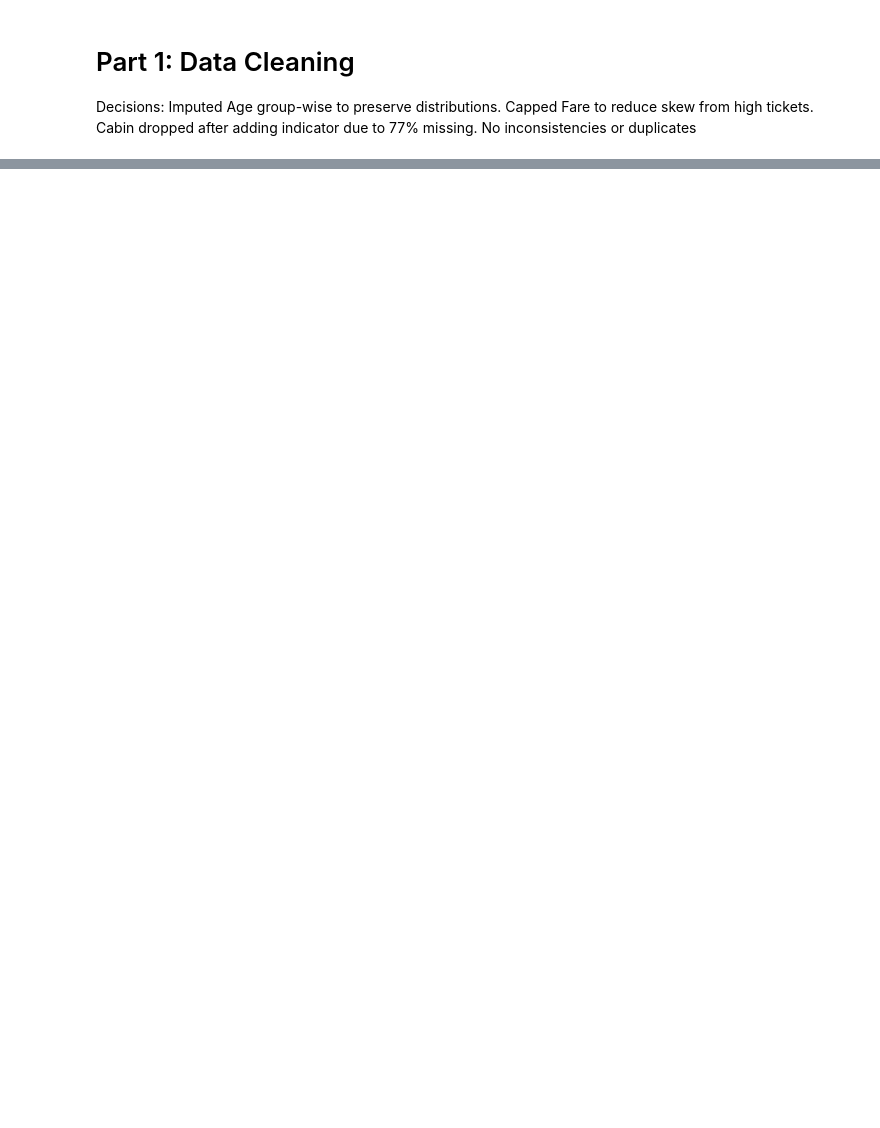
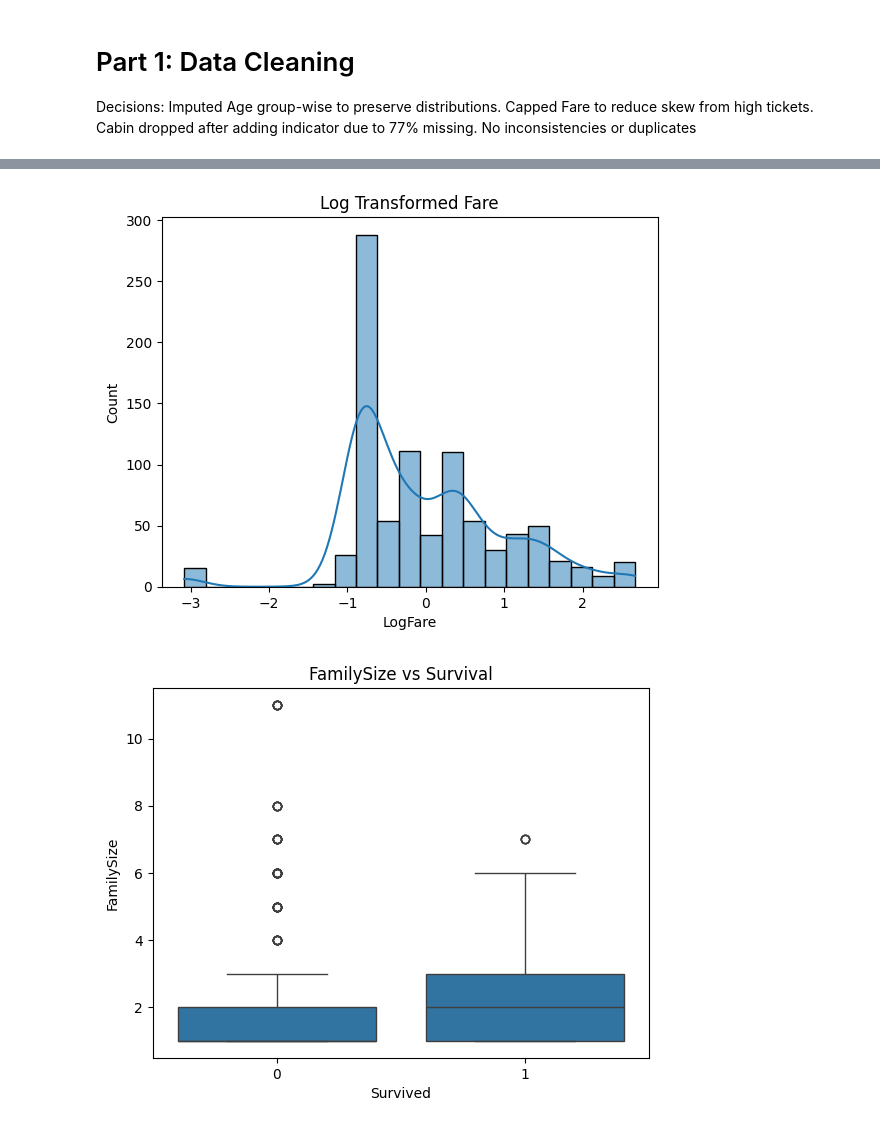
Before and after one commit to marube2005/titanic_assignment, a Jupyter notebook: notebooks/Titanic_Feature_Engineering.ipynb, the cells around one changed output, grey strips where cells are left out. Cells and saved outputs as stored; diff of their text form; code cells hidden in the pictures; blank space fills up the shorter version.

```diff
--- a/notebooks/Titanic_Feature_Engineering.ipynb
+++ b/notebooks/Titanic_Feature_Engineering.ipynb
@@ -70,0 +67,57 @@ See the documentation for a more detailed explanation: https://pandas.pydata.org
+# %%
+from sklearn.preprocessing import StandardScaler
+
+# Load cleaned
+df = pd.read_csv('../data/train_cleaned.csv')
+
+# Derived features
+df['FamilySize'] = df['SibSp'] + df['Parch'] + 1
+df['IsAlone'] = (df['FamilySize'] == 1).astype(int)
+
+# Title extraction
+df['Title'] = df['Name'].str.extract(' ([A-Za-z]+)\.', expand=False)
+rare_titles = ['Lady', 'Countess', 'Capt', 'Col', 'Don', 'Dr', 'Major', 'Rev', 'Sir', 'Jonkheer', 'Dona']
+df['Title'] = df['Title'].replace(rare_titles, 'Rare')
+df['Title'] = df['Title'].replace({'Mlle': 'Miss', 'Ms': 'Miss', 'Mme': 'Mrs'})
+
+# Age groups
+bins = [0, 12, 19, 59, np.inf]
+labels = ['Child', 'Teen', 'Adult', 'Senior']
+df['AgeGroup'] = pd.cut(df['Age'], bins=bins, labels=labels)
+
+# Fare per person
+df['FarePerPerson'] = df['Fare'] / df['FamilySize']
+
+# Interaction features
+df['Pclass_Fare'] = df['Pclass'] * df['Fare']
+df['Age_Title'] = df['Age'] * (df['Title'] == 'Mr').astype(int)
+
+# Encoding
+categorical = ['Sex', 'Embarked', 'Title', 'AgeGroup']
+df = pd.get_dummies(df, columns=categorical, drop_first=True)
+
+# Transformations
+df['LogFare'] = np.log1p(df['Fare'])
+scaler = StandardScaler()
+df[['Age', 'Fare', 'LogFare']] = scaler.fit_transform(df[['Age', 'Fare', 'LogFare']])
+
+# Visualizations
+sns.histplot(df['LogFare'], kde=True)
+plt.title('Log Transformed Fare')
+plt.show()
+
+sns.boxplot(x='Survived', y='FamilySize', data=df)
+plt.title('FamilySize vs Survival')
+plt.show()
+
+# Drop unnecessary columns
+df.drop(['Name', 'Ticket', 'PassengerId'], axis=1, inplace=True)
+
+# Save engineered dataset for feature selection
+df_fe = df.copy()
+df_fe.to_csv('../data/train_engineered.csv', index=False)
+print("Saved: ../data/train_engineered.csv")
+print(df_fe.shape)
+# %% [output]
+[figure, added]
+[figure, added]
```
Also changed, not shown: parts of 4 cells of this notebook, 1 other file.
